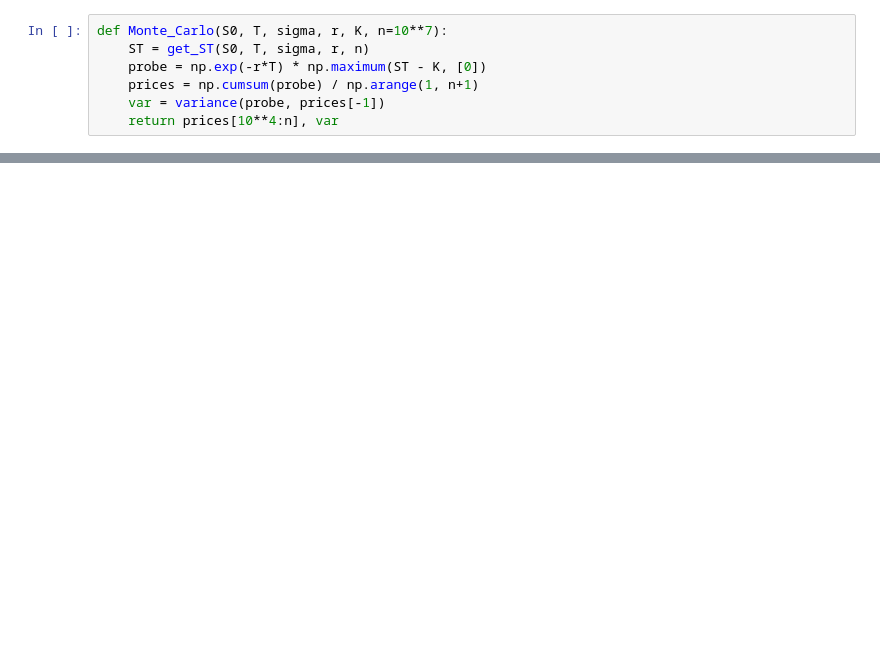
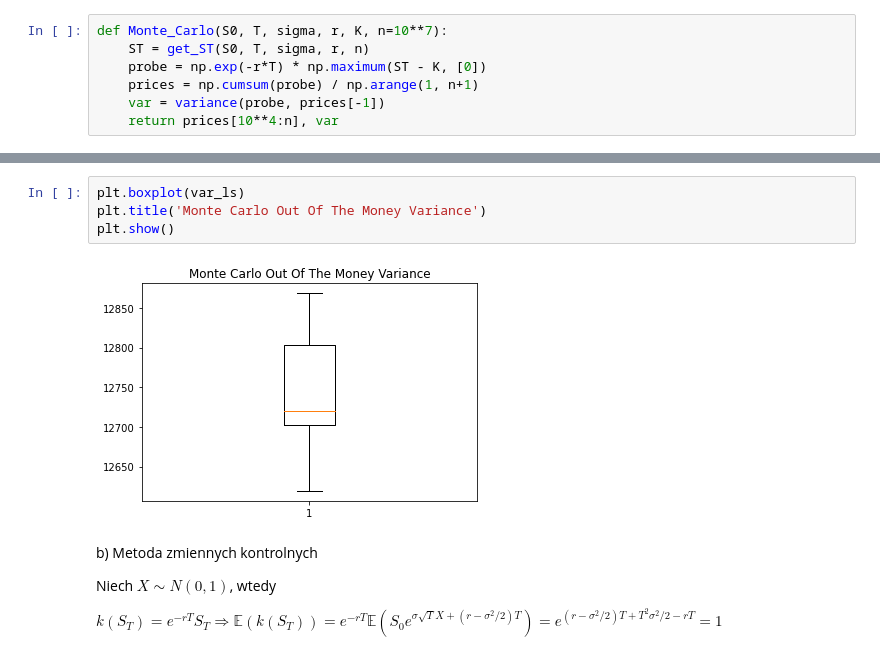
Before and after one commit to gekas145/MF, a Jupyter notebook: lab5.ipynb, the cells around one changed output, grey strips where cells are left out. Drawn from its saved outputs; the diff is of its cells as text; blank space fills up the shorter version.

```diff
--- a/lab5.ipynb
+++ b/lab5.ipynb
@@ -50,0 +69,12 @@ plt.show()
+# %%
+plt.boxplot(var_ls)
+plt.title('Monte Carlo Out Of The Money Variance')
+plt.show()
+# %% [output]
+[figure, added]
+# %% [markdown]
+b) Metoda zmiennych kontrolnych
+
+Niech $X \sim N(0, 1)$, wtedy
+
+$k(S_T) = e^{-rT}S_T \Rightarrow \mathbb{E}(k(S_T)) = e^{-rT}\mathbb{E}(S_0e^{σ\sqrt{T}X+(r − \sigma^2/2)T}) = e^{(r − \sigma^2/2)T + T^2\sigma^2/2 - rT} = 1$
```
Also changed, not shown: parts of 6 cells of this notebook.
